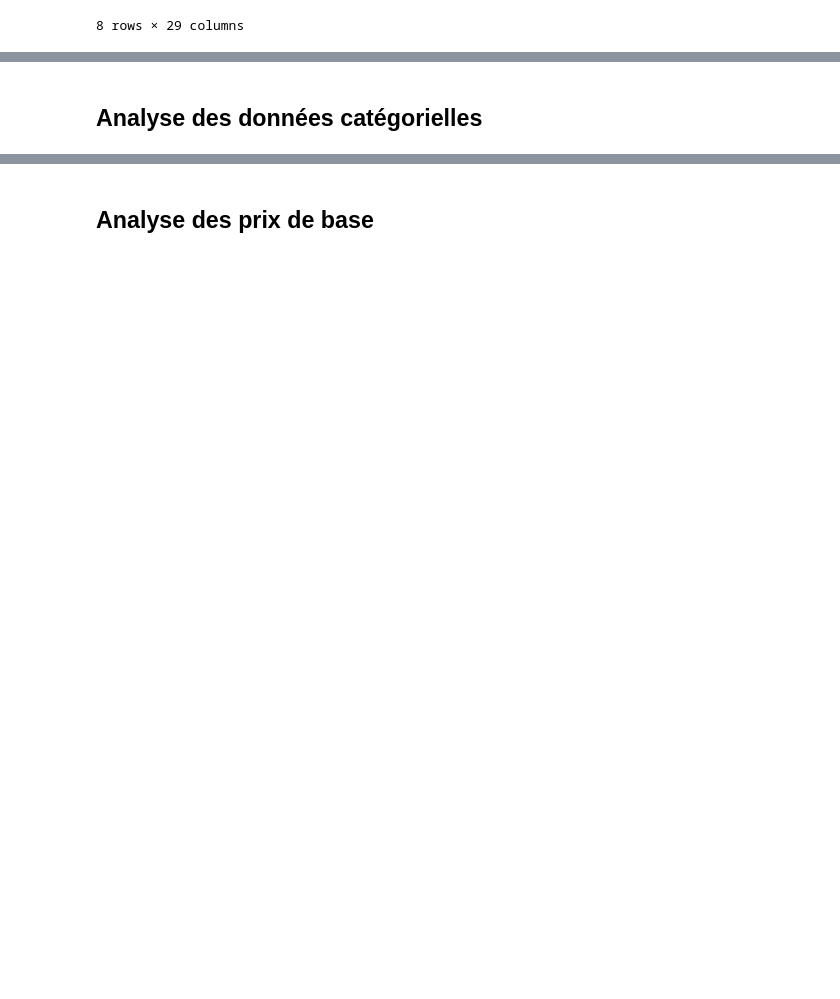
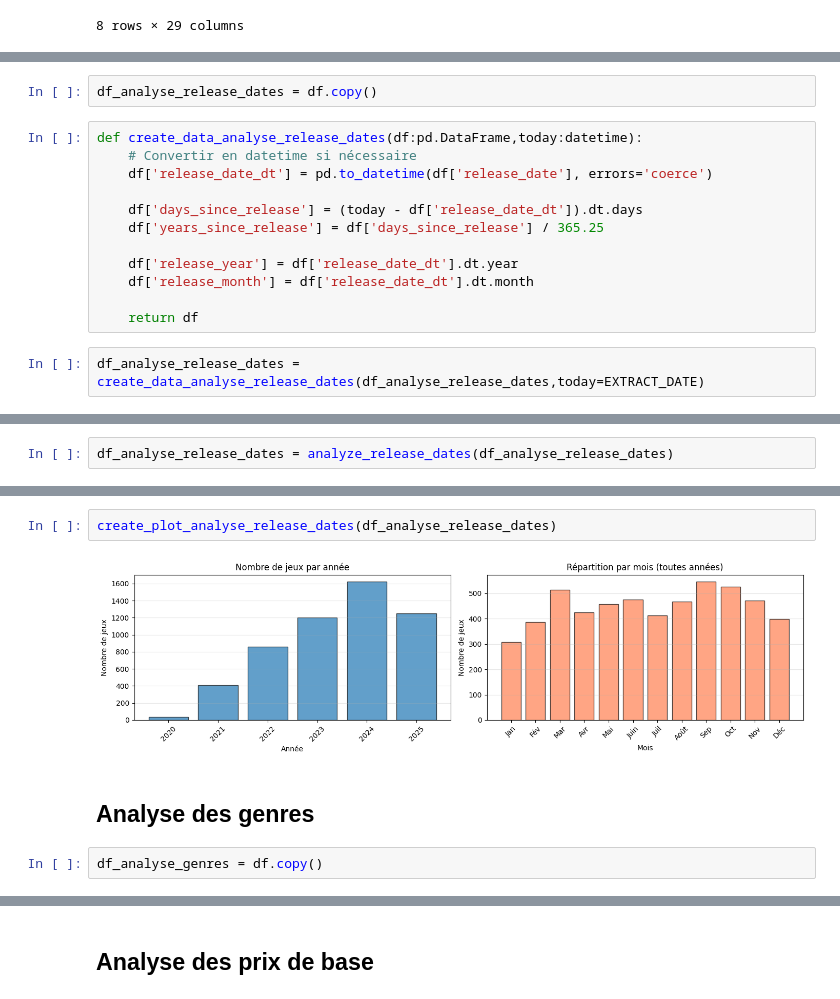
Before and after one commit to sebastien-chopin-dev/alyra-ia-psstore-machine-learning-project, a Jupyter notebook: notebooks/exploration.ipynb, the cells around one changed output, grey strips where cells are left out. Cells and saved outputs as stored; diff of their text form; blank space fills up the shorter version.

```diff
--- a/notebooks/exploration.ipynb
+++ b/notebooks/exploration.ipynb
@@ -224,0 +258,16 @@ def generate_multi_str_col_top_proportion_data(
+# %%
+df_analyse_release_dates = df.copy()
+# %%
+def create_data_analyse_release_dates(df:pd.DataFrame,today:datetime):
+    # Convertir en datetime si nécessaire
+    df['release_date_dt'] = pd.to_datetime(df['release_date'], errors='coerce')
+
+    df['days_since_release'] = (today - df['release_date_dt']).dt.days
+    df['years_since_release'] = df['days_since_release'] / 365.25
+
+    df['release_year'] = df['release_date_dt'].dt.year
+    df['release_month'] = df['release_date_dt'].dt.month
+
+    return df
+# %%
+df_analyse_release_dates = create_data_analyse_release_dates(df_analyse_release_dates,today=EXTRACT_DATE)
@@ -224,0 +331,2 @@ def generate_multi_str_col_top_proportion_data(
+# %%
+df_analyse_release_dates = analyze_release_dates(df_analyse_release_dates)
@@ -341,2 +382,8 @@ ANALYSE DES DATES DE SORTIE
+# %%
+create_plot_analyse_release_dates(df_analyse_release_dates)
+# %% [output]
+[figure, added]
 # %% [markdown]
-## Analyse des données catégorielles
+## Analyse des genres
+# %%
+df_analyse_genres = df.copy()
```
Also changed, not shown: parts of 84 cells of this notebook, 14 other files.
